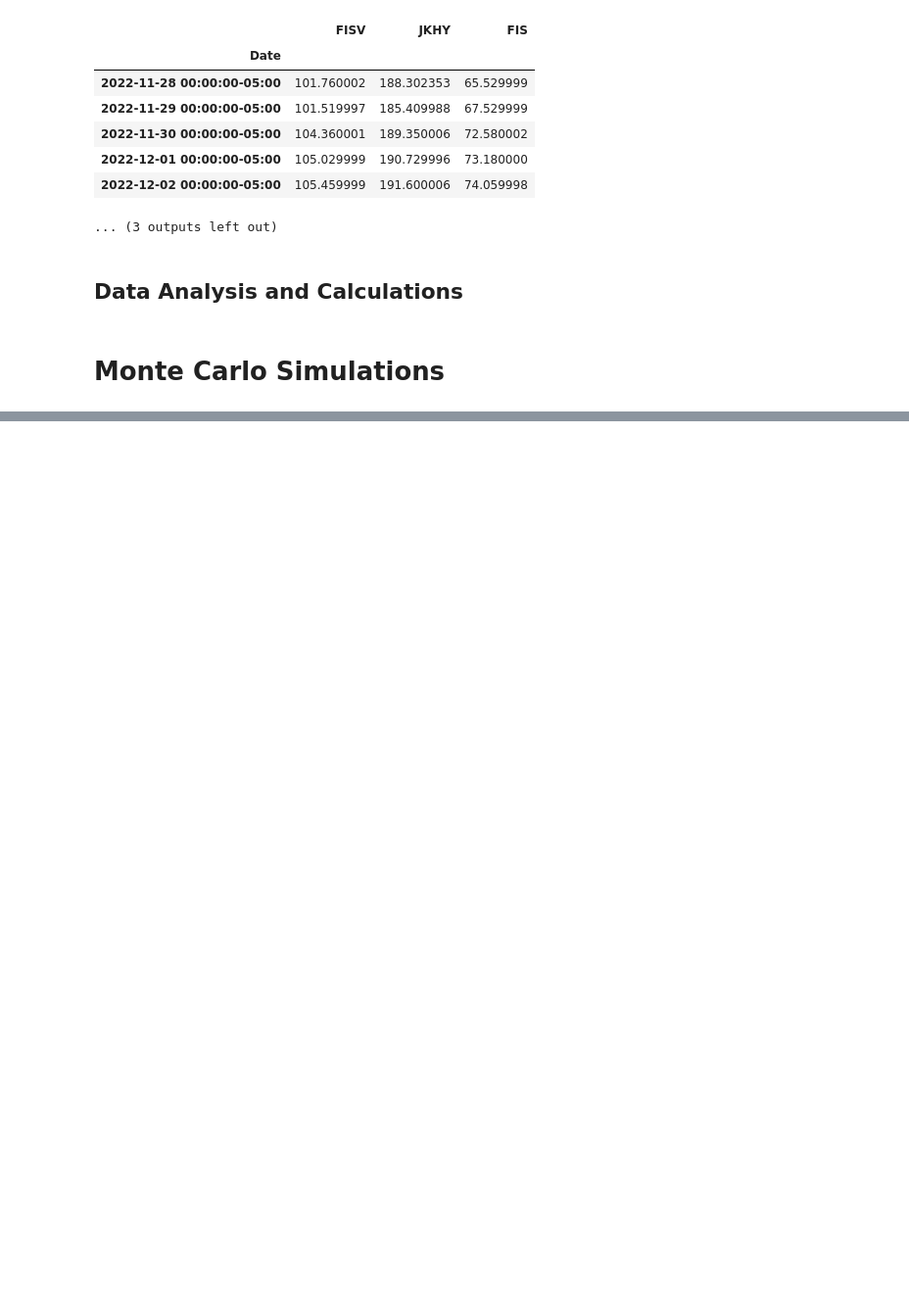
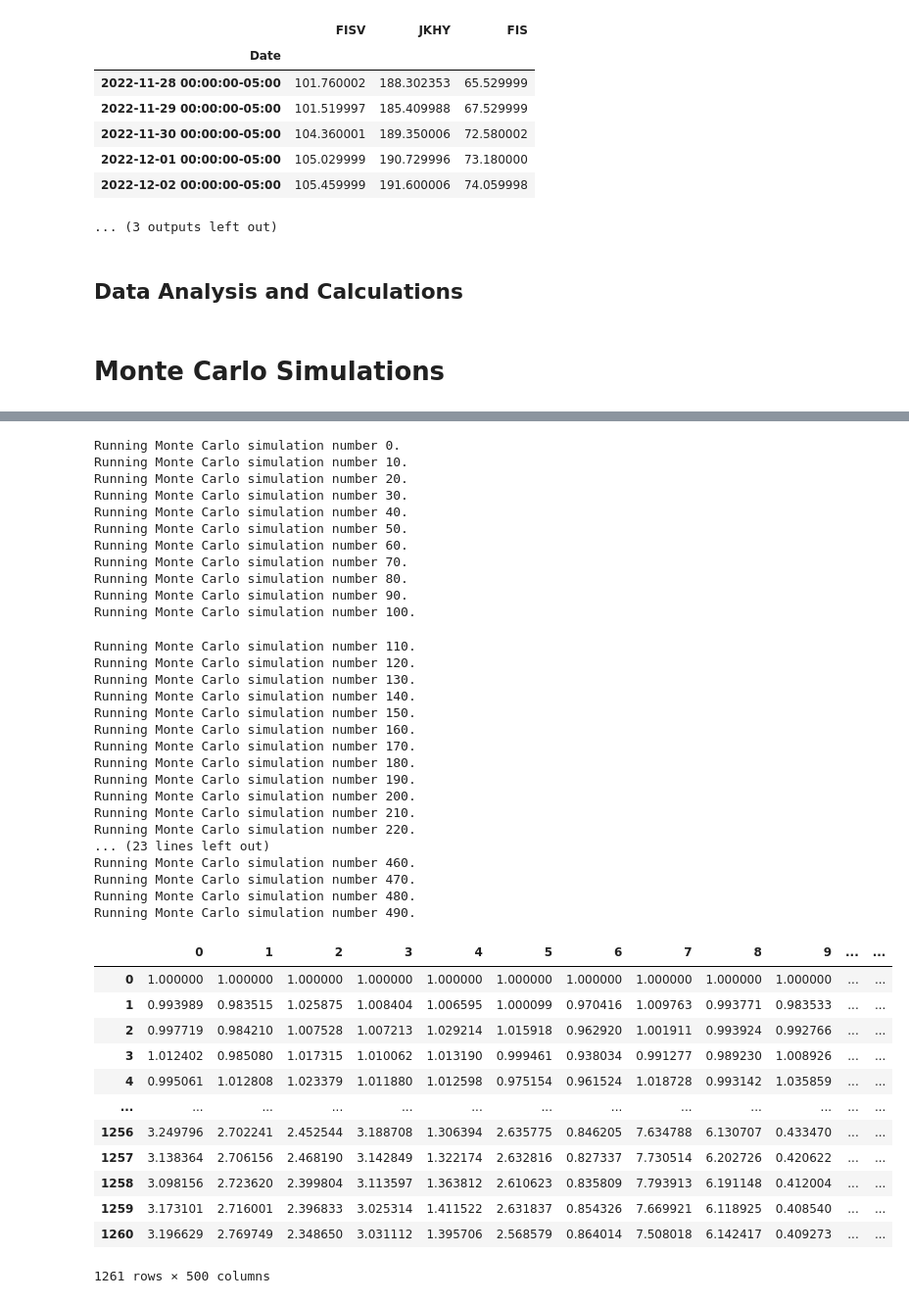
Before and after one commit to fintech-quagga-group/fintech-sector-portfolio-analysis, a Jupyter notebook: fintech-sector-portfolio-analysis.ipynb, the cells around one changed output, grey strips where cells are left out. Shown at 98% size. Drawn from its saved outputs; the diff is of its cells as text; code cells hidden in the pictures; blank space fills up the shorter version.

```diff
--- a/fintech-sector-portfolio-analysis.ipynb
+++ b/fintech-sector-portfolio-analysis.ipynb
@@ -296,0 +338,44 @@ Closing price DataFrame for FISV, JKHY, FIS
+# %%
+mc_test.calc_cumulative_return()
+# %% [output]
+Running Monte Carlo simulation number 0.
+Running Monte Carlo simulation number 10.
+Running Monte Carlo simulation number 20.
+Running Monte Carlo simulation number 30.
+Running Monte Carlo simulation number 40.
+Running Monte Carlo simulation number 50.
+Running Monte Carlo simulation number 60.
+Running Monte Carlo simulation number 70.
+Running Monte Carlo simulation number 80.
+Running Monte Carlo simulation number 90.
+Running Monte Carlo simulation number 100.
+Running Monte Carlo simulation number 110.
+Running Monte Carlo simulation number 120.
+Running Monte Carlo simulation number 130.
+Running Monte Carlo simulation number 140.
+Running Monte Carlo simulation number 150.
+Running Monte Carlo simulation number 160.
+Running Monte Carlo simulation number 170.
+Running Monte Carlo simulation number 180.
+Running Monte Carlo simulation number 190.
+Running Monte Carlo simulation number 200.
+Running Monte Carlo simulation number 210.
+Running Monte Carlo simulation number 220.
+... (23 lines left out)
+Running Monte Carlo simulation number 460.
+Running Monte Carlo simulation number 470.
+Running Monte Carlo simulation number 480.
+Running Monte Carlo simulation number 490.
+|  | 0 | 1 | 2 | 3 | 4 | 5 | 6 | 7 | 8 | 9 | ... | ... |
+| 0 | 1.000000 | 1.000000 | 1.000000 | 1.000000 | 1.000000 | 1.000000 | 1.000000 | 1.000000 | 1.000000 | 1.000000 | ... | ... |
+| 1 | 0.993989 | 0.983515 | 1.025875 | 1.008404 | 1.006595 | 1.000099 | 0.970416 | 1.009763 | 0.993771 | 0.983533 | ... | ... |
+| 2 | 0.997719 | 0.984210 | 1.007528 | 1.007213 | 1.029214 | 1.015918 | 0.962920 | 1.001911 | 0.993924 | 0.992766 | ... | ... |
+| 3 | 1.012402 | 0.985080 | 1.017315 | 1.010062 | 1.013190 | 0.999461 | 0.938034 | 0.991277 | 0.989230 | 1.008926 | ... | ... |
+| 4 | 0.995061 | 1.012808 | 1.023379 | 1.011880 | 1.012598 | 0.975154 | 0.961524 | 1.018728 | 0.993142 | 1.035859 | ... | ... |
+| ... | ... | ... | ... | ... | ... | ... | ... | ... | ... | ... | ... | ... |
+| 1256 | 3.249796 | 2.702241 | 2.452544 | 3.188708 | 1.306394 | 2.635775 | 0.846205 | 7.634788 | 6.130707 | 0.433470 | ... | ... |
+| 1257 | 3.138364 | 2.706156 | 2.468190 | 3.142849 | 1.322174 | 2.632816 | 0.827337 | 7.730514 | 6.202726 | 0.420622 | ... | ... |
+| 1258 | 3.098156 | 2.723620 | 2.399804 | 3.113597 | 1.363812 | 2.610623 | 0.835809 | 7.793913 | 6.191148 | 0.412004 | ... | ... |
+| 1259 | 3.173101 | 2.716001 | 2.396833 | 3.025314 | 1.411522 | 2.631837 | 0.854326 | 7.669921 | 6.118925 | 0.408540 | ... | ... |
+| 1260 | 3.196629 | 2.769749 | 2.348650 | 3.031112 | 1.395706 | 2.568579 | 0.864014 | 7.508018 | 6.142417 | 0.409273 | ... | ... |
+1261 rows × 500 columns
```
Also changed, not shown: parts of 6 cells of this notebook.
